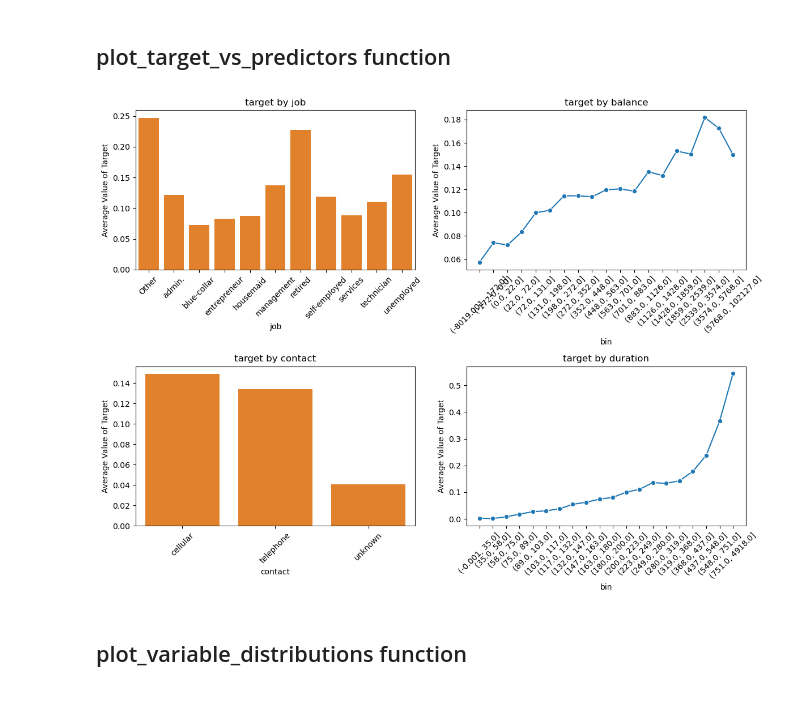
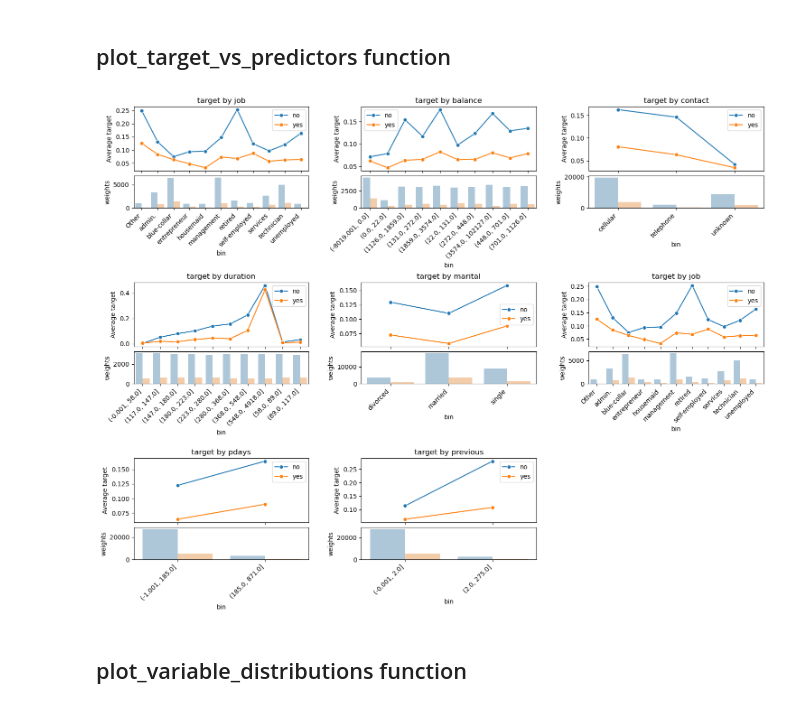
Before and after one commit to asacco-97/analysis_tools, a Jupyter notebook: notebooks/eda_example.ipynb, the cells around one changed output. Saved outputs shown, nothing was run; the diff lists cells and outputs as text; code cells hidden in the pictures.

```diff
--- a/notebooks/eda_example.ipynb
+++ b/notebooks/eda_example.ipynb
@@ -20,3 +25,6 @@ df.head()
 # %%
 # Convert 'y' to numeric for analysis
 df["target"] = np.where(df["y"] == "no", 0, 1)
+
+# Add weights to test weight functionality of plot_target_vs_predictors()
+df["weights"] = np.abs(np.random.randn(len(df.index)))
@@ -23,11 +44,12 @@ df["target"] = np.where(df["y"] == "no", 0, 1)
 # %% [markdown]
 ## plot_target_vs_predictors function
 # %%
-predictors =  ["job", "balance", "contact", "duration"]
+predictors =  ["job", "balance", "contact", "duration", "marital", "job", "pdays", "previous"]
 # %%
-plot_target_vs_predictors(df, "target", predictors)
+reload(f)
+f.plot_target_vs_predictors(df, "target", predictors, group_col="loan", weight_col="weights")
 # %% [output]
-[figure, old version]
+[figure, new version]
 # %% [markdown]
 ## plot_variable_distributions function
 # %%
```
Also changed, not shown: parts of 3 cells of this notebook.
